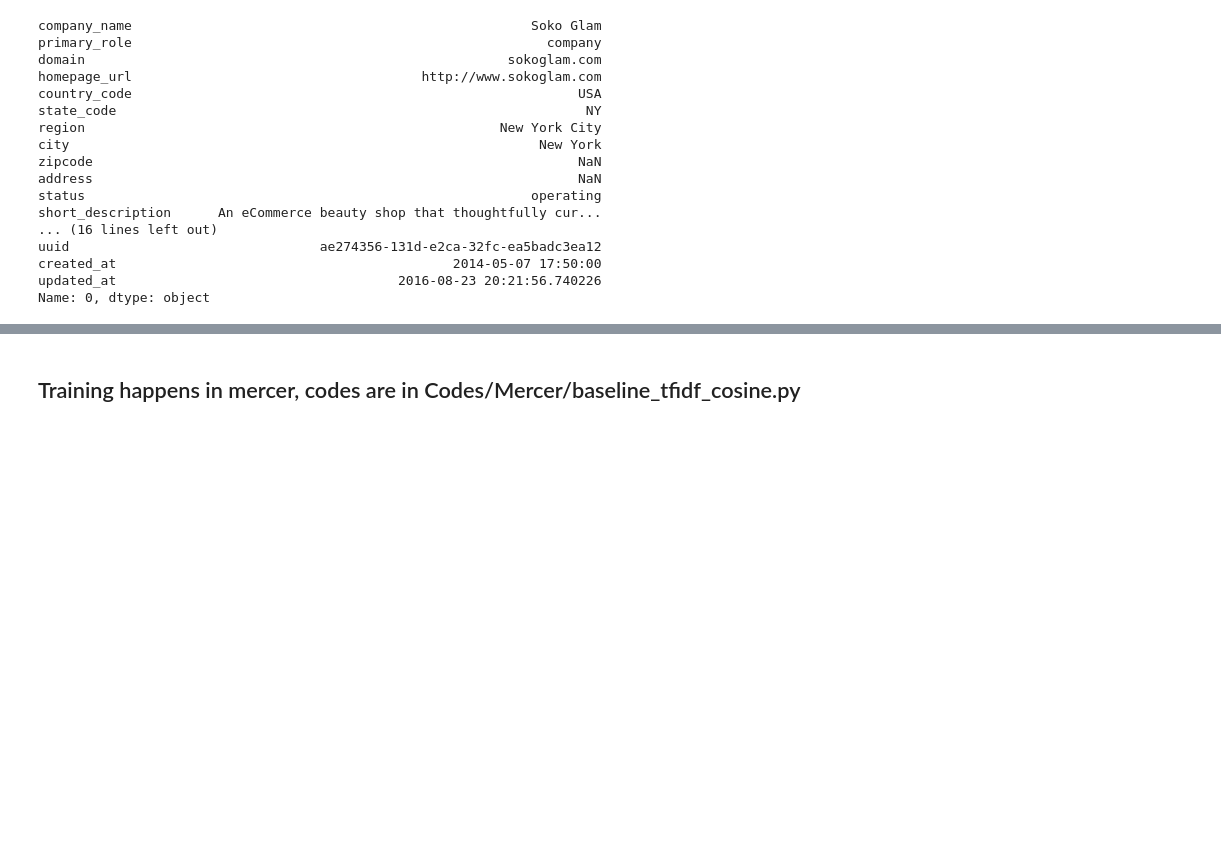
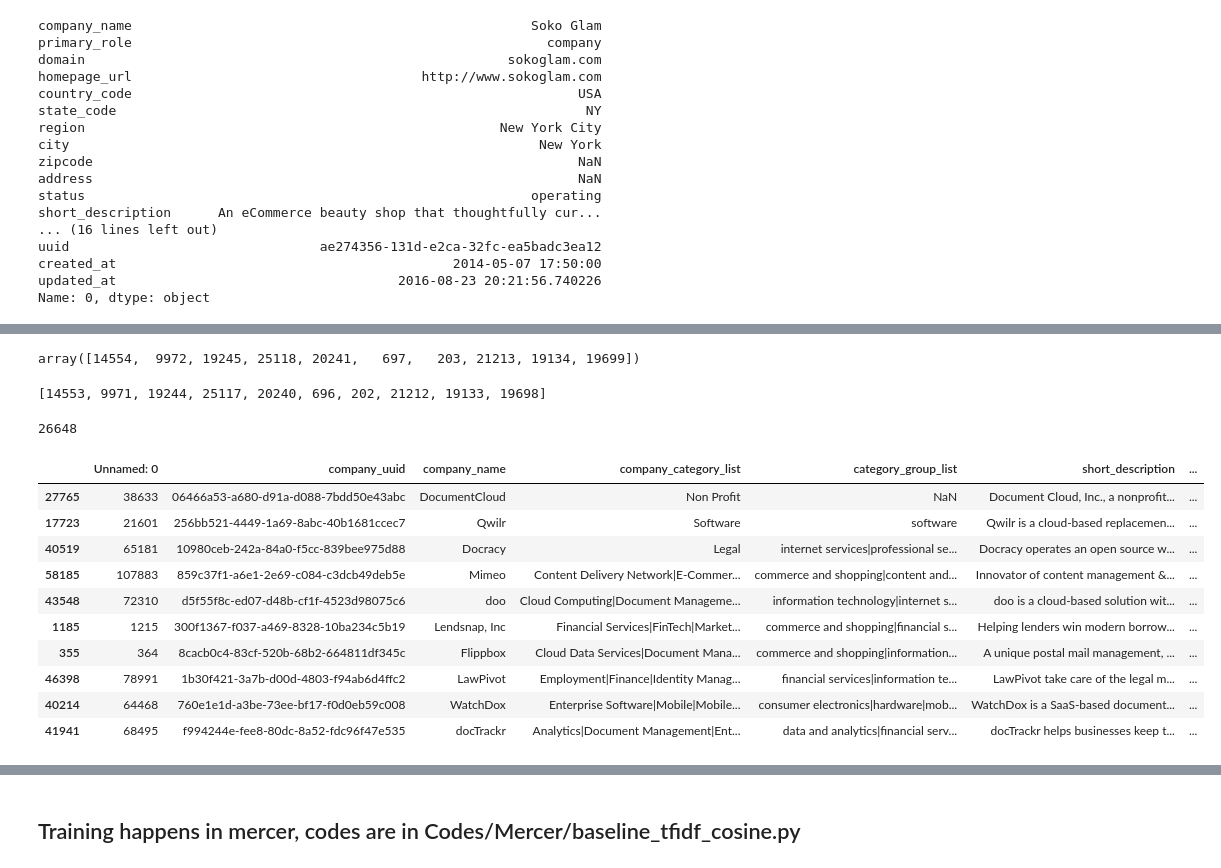
Before and after one commit to LucyWang2014/DataVenture, a Jupyter notebook: notebooks/Baseline TFIDF with Cosine Similarity.ipynb, the cells around one changed output, grey strips where cells are left out. Drawn from its saved outputs; the diff is of its cells as text; code cells hidden in the pictures; blank space fills up the shorter version.

```diff
--- a/notebooks/Baseline TFIDF with Cosine Similarity.ipynb
+++ b/notebooks/Baseline TFIDF with Cosine Similarity.ipynb
@@ -55,0 +76,2 @@ trunc_df.description = trunc_df.description.astype(str)
+# %%
+X = vectorizer.fit_transform(text)
@@ -55,0 +97,33 @@ trunc_df.description = trunc_df.description.astype(str)
+# %%
+results = cosine_similarity(X[0:1], X).flatten()
+# %%
+related_docs_indices = results.argsort()[::-1][1:11]
+# %%
+related_docs_indices
+# %% [output]
+array([14554,  9972, 19245, 25118, 20241,   697,   203, 21213, 19134, 19699])
+# %%
+indices = related_docs_indices.copy()
+indices = [x - 1 for x in related_docs_indices]
+# %%
+indices
+# %% [output]
+[14553, 9971, 19244, 25117, 20240, 696, 202, 21212, 19133, 19698]
+# %%
+max(results.argsort())
+# %% [output]
+26648
+# %%
+trunc_df.iloc[list(indices)]
+# %% [output]
+|  | Unnamed: 0 | company_uuid | company_name | company_category_list | category_group_list | short_description | ... |
+| 27765 | 38633 | 06466a53-a680-d91a-d088-7bdd50e43abc | DocumentCloud | Non Profit | NaN | Document Cloud, Inc., a nonprofit... | ... |
+| 17723 | 21601 | 256bb521-4449-1a69-8abc-40b1681ccec7 | Qwilr | Software | software | Qwilr is a cloud-based replacemen... | ... |
+| 40519 | 65181 | 10980ceb-242a-84a0-f5cc-839bee975d88 | Docracy | Legal | internet services|professional se... | Docracy operates an open source w... | ... |
+| 58185 | 107883 | 859c37f1-a6e1-2e69-c084-c3dcb49deb5e | Mimeo | Content Delivery Network|E-Commer... | commerce and shopping|content and... | Innovator of content management &... | ... |
+| 43548 | 72310 | d5f55f8c-ed07-d48b-cf1f-4523d98075c6 | doo | Cloud Computing|Document Manageme... | information technology|internet s... | doo is a cloud-based solution wit... | ... |
+| 1185 | 1215 | 300f1367-f037-a469-8328-10ba234c5b19 | Lendsnap, Inc | Financial Services|FinTech|Market... | commerce and shopping|financial s... | Helping lenders win modern borrow... | ... |
+| 355 | 364 | 8cacb0c4-83cf-520b-68b2-664811df345c | Flippbox | Cloud Data Services|Document Mana... | commerce and shopping|information... | A unique postal mail management, ... | ... |
+| 46398 | 78991 | 1b30f421-3a7b-d00d-4803-f94ab6d4ffc2 | LawPivot | Employment|Finance|Identity Manag... | financial services|information te... | LawPivot take care of the legal m... | ... |
+| 40214 | 64468 | 760e1e1d-a3be-73ee-bf17-f0d0eb59c008 | WatchDox | Enterprise Software|Mobile|Mobile... | consumer electronics|hardware|mob... | WatchDox is a SaaS-based document... | ... |
+| 41941 | 68495 | f994244e-fee8-80dc-8a52-fdc96f47e535 | docTrackr | Analytics|Document Management|Ent... | data and analytics|financial serv... | docTrackr helps businesses keep t... | ... |
```
Also changed, not shown: parts of 13 cells of this notebook, 11 other files.
